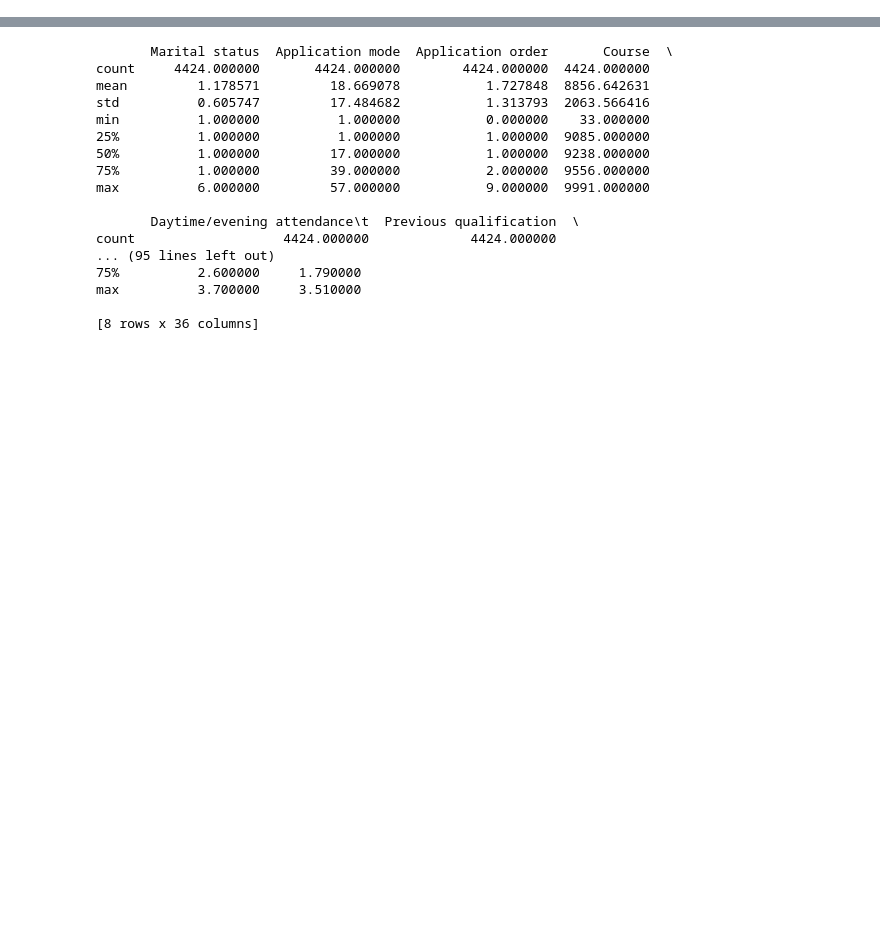
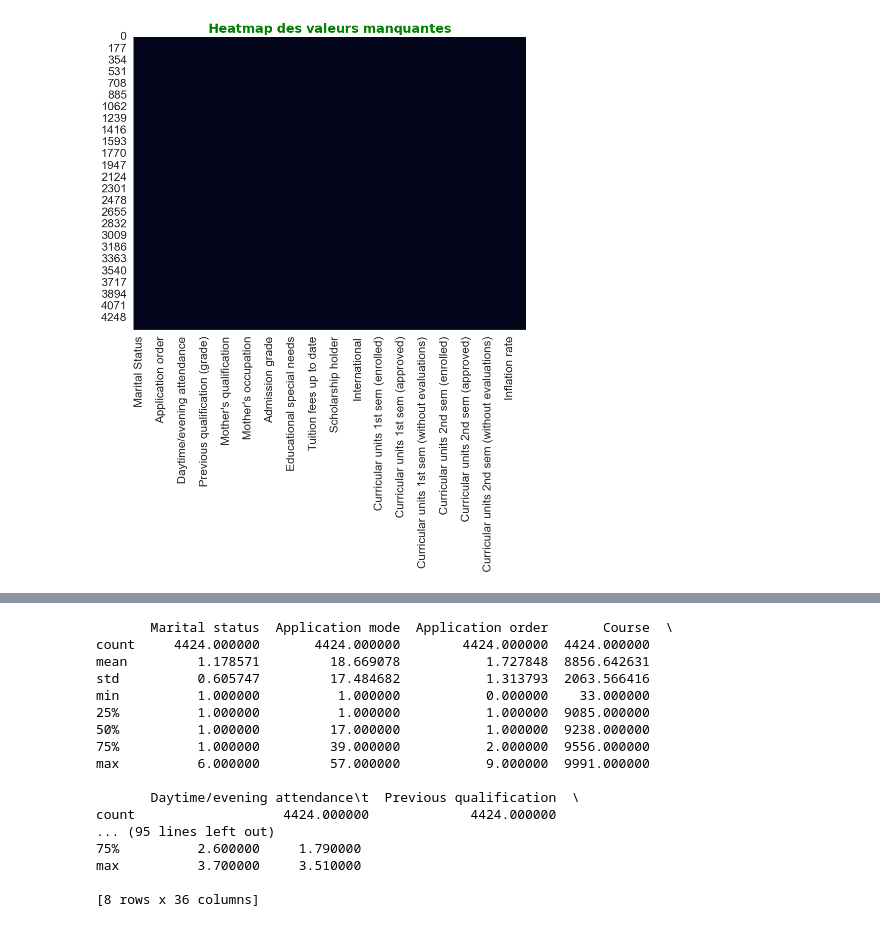
Before and after one commit to jkoks-svg/ML_Project_ENSAE, a Jupyter notebook: ML_Project_ENSAE.ipynb, the cells around one changed output, grey strips where cells are left out. Saved outputs shown, nothing was run; the diff lists cells and outputs as text; code cells hidden in the pictures; blank space fills up the shorter version.

```diff
--- a/ML_Project_ENSAE.ipynb
+++ b/ML_Project_ENSAE.ipynb
@@ -64,0 +16,6 @@ df.head()
+# %%
+# Import dataset
+df=d.fetch_ucirepo(id=697)
+X=df.data.features
+y = df.data.targets
+X.head(3)
@@ -84,0 +63,9 @@ memory usage: 1.2+ MB
+# %%
+colonnes_a_convertir = ['Marital Status', 'Application mode', 'Application order', 'Debtor',
+                        'Course', 'Daytime/evening attendance', 'Previous qualification', 'Gender',
+                         'Nacionality', "Mother's qualification", 'Displaced', 'Educational special needs',
+                        "Father's qualification", "Mother's occupation", "Father's occupation",
+                        'Tuition fees up to date', 'Scholarship holder', 'International']
+
+
+X[colonnes_a_convertir] = X[colonnes_a_convertir].astype('category')
@@ -84,0 +91,5 @@ memory usage: 1.2+ MB
+# %%
+# Plot Missing values
+d.missing_plot(X)
+# %% [output]
+[figure, added]
```
Also changed, not shown: parts of 24 cells of this notebook, 2 other files.
